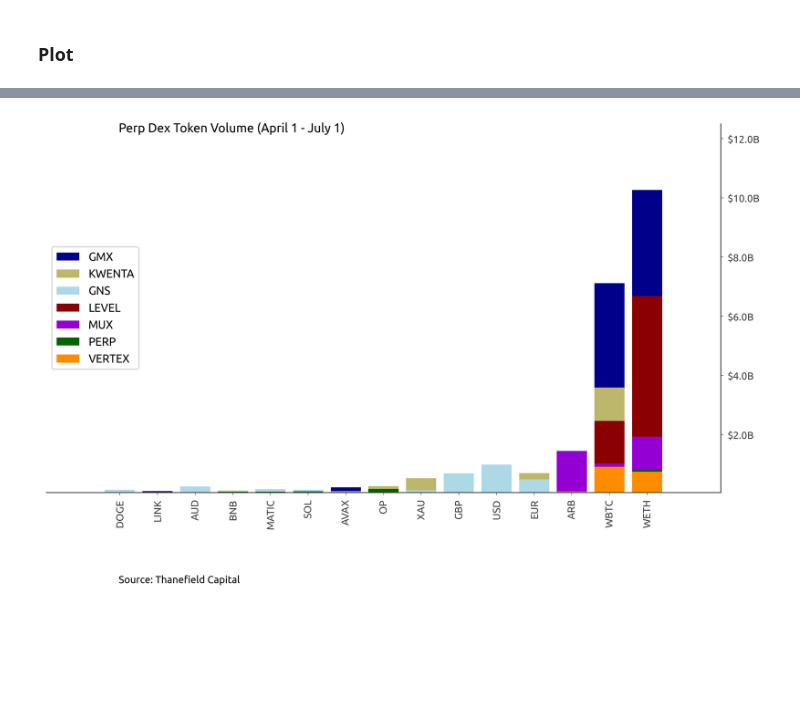
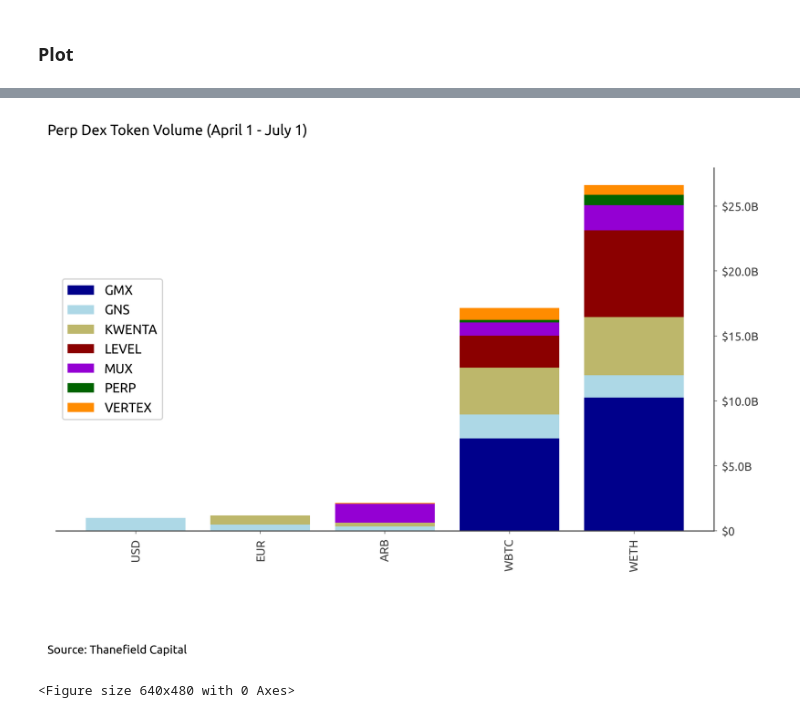
Before and after one commit to Evan-Kim2028/cross_chain_dexes, a Jupyter notebook: flow_perp_dex_tokens.ipynb, the cells around one changed output, grey strips where cells are left out. Saved outputs shown, nothing was run; the diff lists cells and outputs as text; code cells hidden in the pictures; blank space fills up the shorter version.

Commit message:
feat(charts): improve groupby, update charts

```diff
--- a/flow_perp_dex_tokens.ipynb
+++ b/flow_perp_dex_tokens.ipynb
@@ -102,6 +102,9 @@ pivot_df
 | ARB | NaN | 3.495845e+08 | 2.760249e+08 | NaN | 1.452817e+09 | NaN | 8.404886e+07 | 2.162476e+09 |
 | WBTC | 7.117525e+09 | 1.843880e+09 | 3.591454e+09 | 2.460788e+09 | 1.024750e+09 | 1.871166e+08 | 9.151929e+08 | 1.714071e+10 |
 | WETH | 1.026484e+10 | 1.714412e+09 | 4.460479e+09 | 6.679870e+09 | 1.932373e+09 | 8.107007e+08 | 7.472871e+08 | 2.660996e+10 |
+# %%
+# get top 5 largest sum value rows
+pivot_df = pivot_df.tail(5)
 # %%
 import matplotlib.pyplot as plt
 import matplotlib.ticker as ticker
@@ -118,30 +121,34 @@ def format_y_ticks(value, pos):
         return f'${value / 1e3:.1f}K'
     else:
         return f'${value:.0f}'
+# %%
+# fill NaN values with 0
+pivot_df = pivot_df.fillna(0)
 # %%
 # note each token has over 1b volume
 fig, ax = tc.chart('Perp Dex Token Volume (April 1 - July 1)', dates=False)
 
 ax.bar(pivot_df.index, pivot_df['GMX'], color='darkblue', label='GMX')
-ax.bar(pivot_df.index, pivot_df['KWENTA'], color='darkkhaki' , label='KWENTA')
-ax.bar(pivot_df.index, pivot_df['GNS'], color='lightblue', label='GNS')
-ax.bar(pivot_df.index, pivot_df['LEVEL'], color='darkred', label='LEVEL')
-ax.bar(pivot_df.index, pivot_df['MUX'], color='darkviolet', label='MUX')
-ax.bar(pivot_df.index, pivot_df['PERP'], color='darkgreen', label='PERP')
-ax.bar(pivot_df.index, pivot_df['VERTEX'], color='darkorange', label='VERTEX')
+ax.bar(pivot_df.index, pivot_df['GNS'], bottom=pivot_df['GMX'], color='lightblue', label='GNS')
+ax.bar(pivot_df.index, pivot_df['KWENTA'], bottom=pivot_df['GMX']+pivot_df['GNS'], color='darkkhaki' , label='KWENTA')
+ax.bar(pivot_df.index, pivot_df['LEVEL'], bottom=pivot_df['GMX']+pivot_df['GNS']+pivot_df['KWENTA'], color='darkred', label='LEVEL')
+ax.bar(pivot_df.index, pivot_df['MUX'], bottom=pivot_df['GMX']+pivot_df['GNS']+pivot_df['KWENTA']+pivot_df['LEVEL'], color='darkviolet', label='MUX')
+ax.bar(pivot_df.index, pivot_df['PERP'], bottom=pivot_df['GMX']+pivot_df['GNS']+pivot_df['KWENTA']+pivot_df['LEVEL']+pivot_df['MUX'], color='darkgreen', label='PERP')
+ax.bar(pivot_df.index, pivot_df['VERTEX'], bottom=pivot_df['GMX']+pivot_df['GNS']+pivot_df['KWENTA']+pivot_df['LEVEL']+pivot_df['MUX']+pivot_df['PERP'], color='darkorange', label='VERTEX')
+
 
 # Apply the custom formatting function to the y-axis
 ax.yaxis.set_major_formatter(ticker.FuncFormatter(format_y_ticks))
 
 # formatting
-# tc.legend(ax)
-tc.set_xmargin(ax, margin=.05)
-plt.tight_layout()
+tc.legend(ax)
+# tc.set_xmargin(ax, margin=.05)
+# plt.tight_layout()
 plt.xticks(rotation=90)
 plt.legend(loc='center left')
-plt.ylim((5e7,1.25e10))
-
+plt.show()
 # save chart
 tc.save('charts/perp_dex_total_token_vol.png')
 # %% [output]
-[figure, old version]
+[figure, new version]
+<Figure size 640x480 with 0 Axes>
```
Also changed, not shown: 13 other files.
